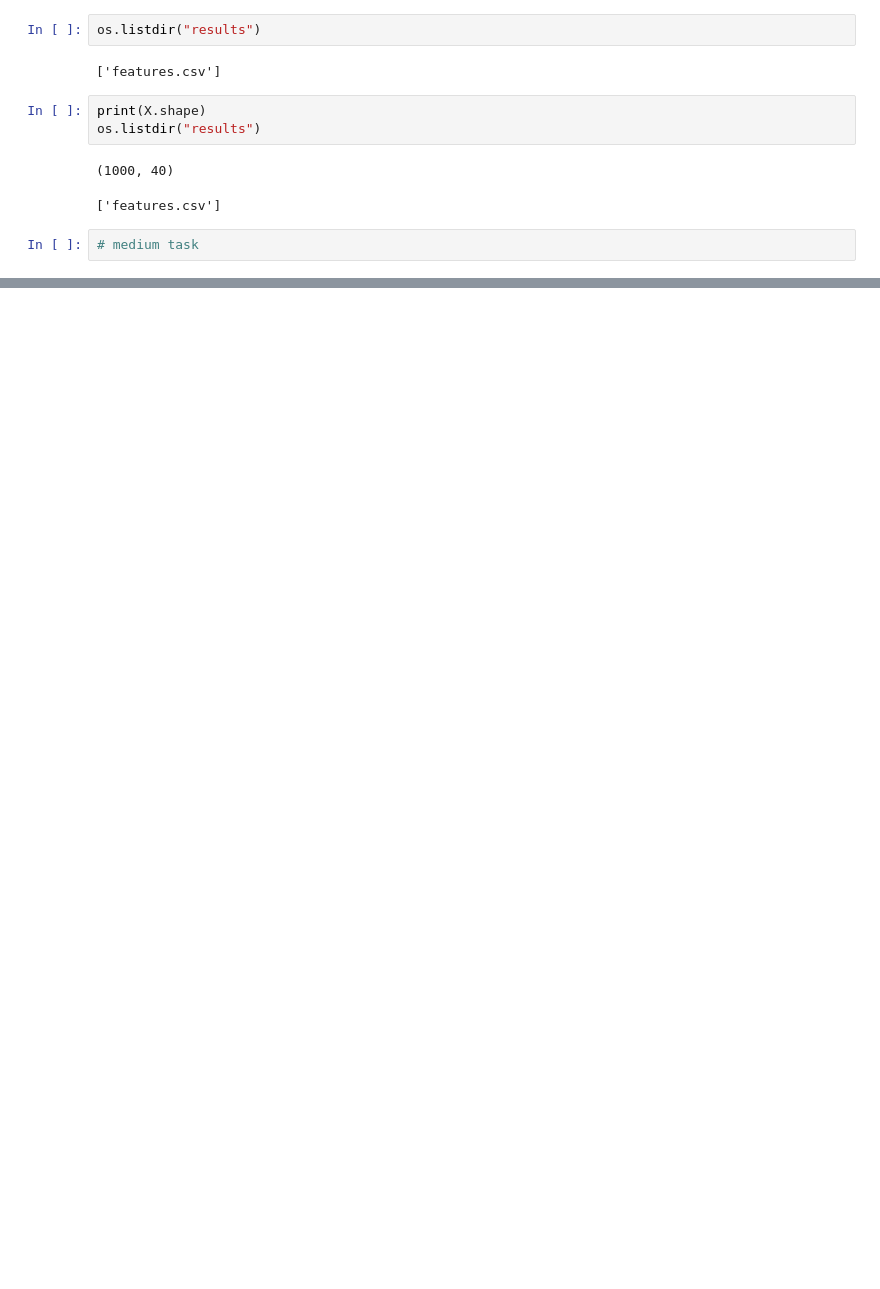
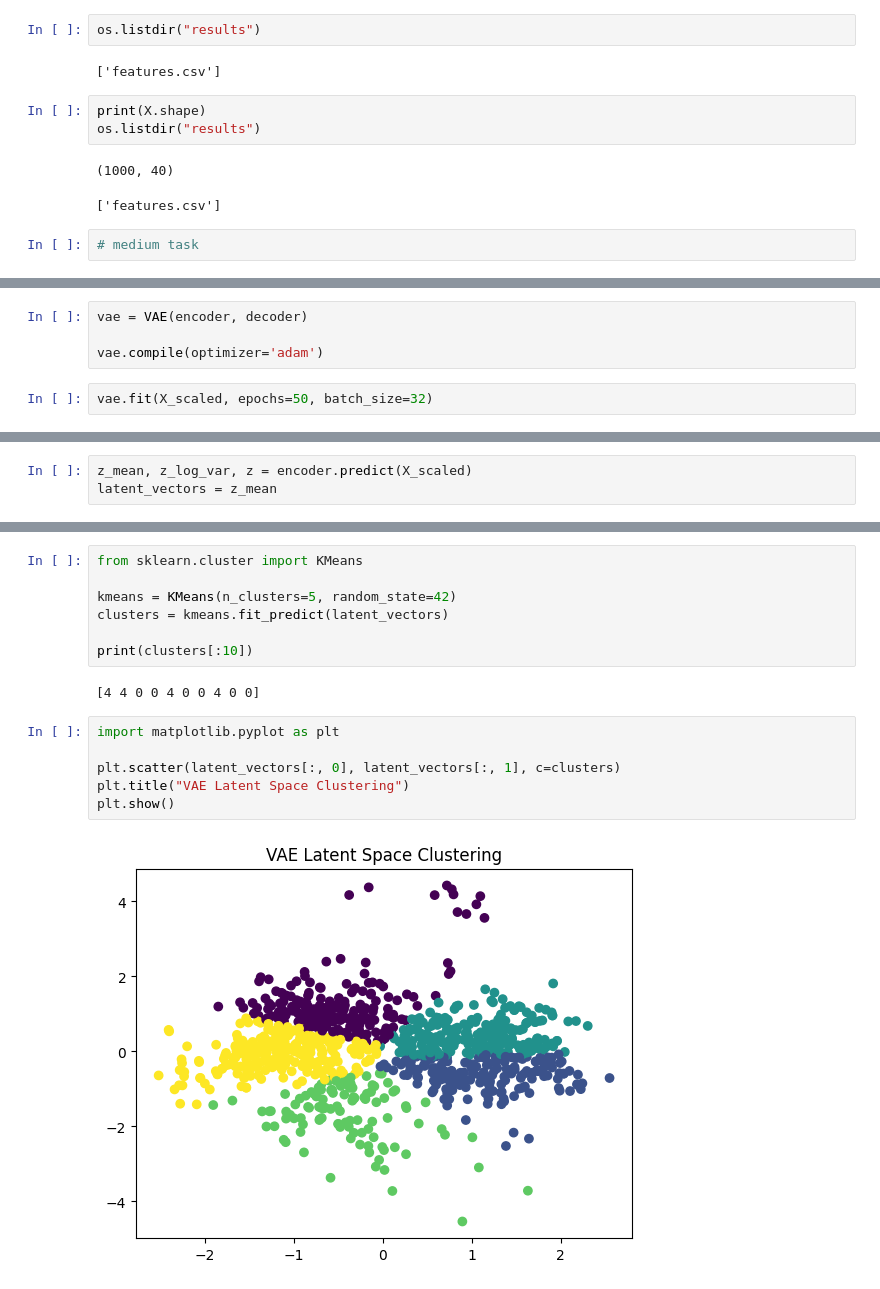
Before and after one commit to rafi-shoishab/CSE715-VAE-Music-Clustering, a Jupyter notebook: CSE715_VAE_Project.ipynb, the cells around one changed output, grey strips where cells are left out. Drawn from its saved outputs; the diff is of its cells as text; blank space fills up the shorter version.

```diff
--- a/CSE715_VAE_Project.ipynb
+++ b/CSE715_VAE_Project.ipynb
@@ -369,0 +441,6 @@ os.listdir("results")
+# %%
+vae = VAE(encoder, decoder)
+
+vae.compile(optimizer='adam')
+# %%
+vae.fit(X_scaled, epochs=50, batch_size=32)
@@ -369,0 +466,3 @@ os.listdir("results")
+# %%
+z_mean, z_log_var, z = encoder.predict(X_scaled)
+latent_vectors = z_mean
@@ -369,0 +471,17 @@ os.listdir("results")
+# %%
+from sklearn.cluster import KMeans
+
+kmeans = KMeans(n_clusters=5, random_state=42)
+clusters = kmeans.fit_predict(latent_vectors)
+
+print(clusters[:10])
+# %% [output]
+[4 4 0 0 4 0 0 4 0 0]
+# %%
+import matplotlib.pyplot as plt
+
+plt.scatter(latent_vectors[:, 0], latent_vectors[:, 1], c=clusters)
+plt.title("VAE Latent Space Clustering")
+plt.show()
+# %% [output]
+[figure, added]
```
Also changed, not shown: parts of 23 cells of this notebook.
